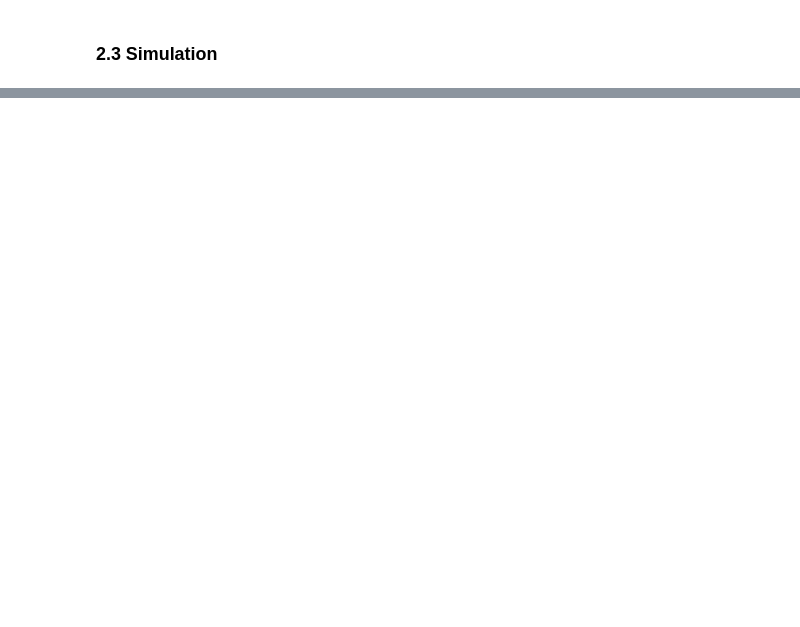
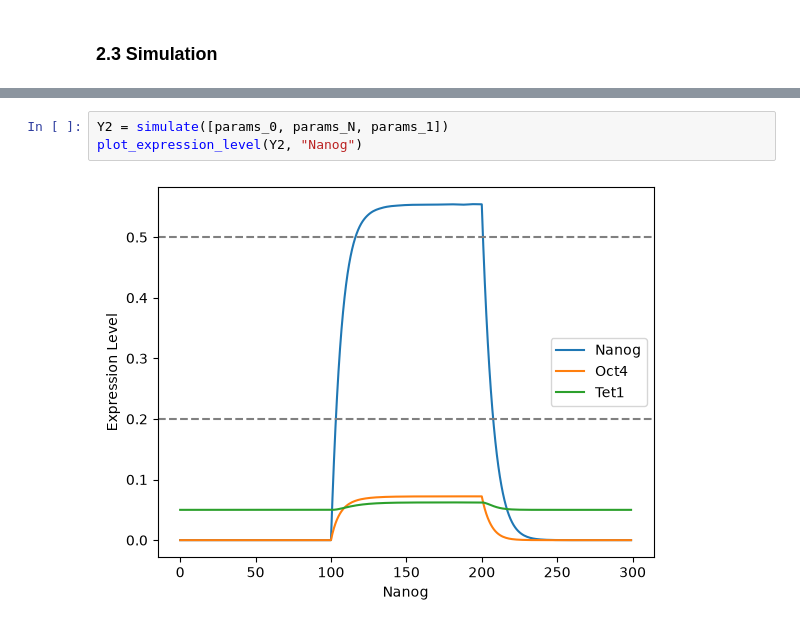
Before and after one commit to Xraaaay/lu_bern01, a Jupyter notebook: Project03/cell_reprogramming.ipynb, the cells around one changed output, grey strips where cells are left out. Saved outputs shown, nothing was run; the diff lists cells and outputs as text; blank space fills up the shorter version.

```diff
--- a/Project03/cell_reprogramming.ipynb
+++ b/Project03/cell_reprogramming.ipynb
@@ -147,0 +240,5 @@ def f(t, Y, p: ModelParams):
+# %%
+Y2 = simulate([params_0, params_N, params_1])
+plot_expression_level(Y2, "Nanog")
+# %% [output]
+[figure, added]
```
Also changed, not shown: parts of 15 cells of this notebook.
